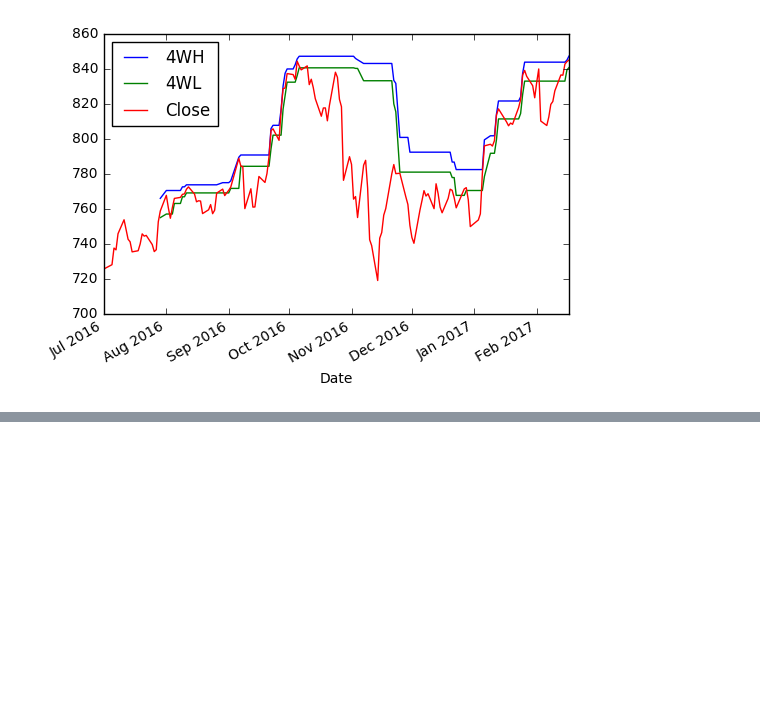
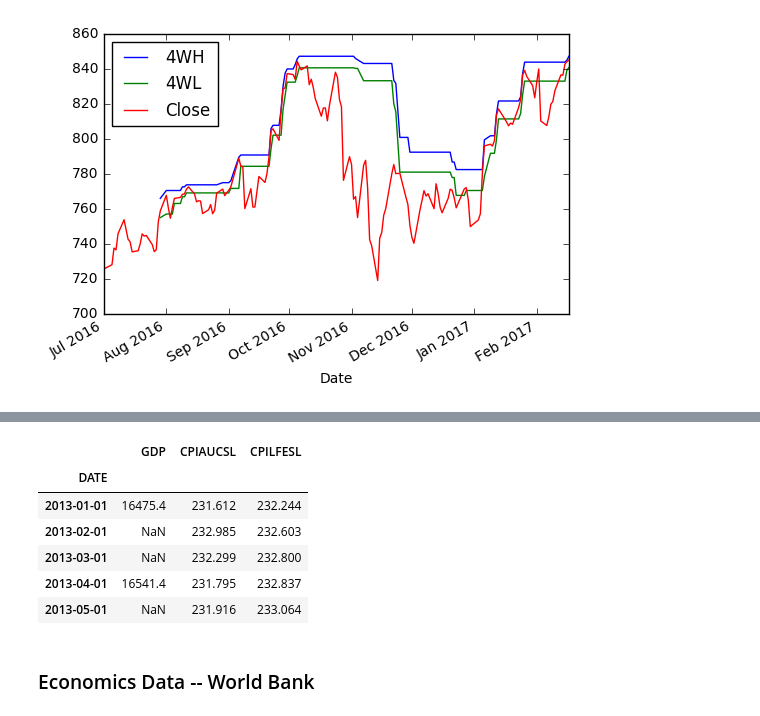
Before and after one commit to olinayy/DS_Practice, a Jupyter notebook: Price_Channel.ipynb, the cells around one changed output, grey strips where cells are left out. Drawn from its saved outputs; the diff is of its cells as text; code cells hidden in the pictures; blank space fills up the shorter version.

```diff
--- a/Price_Channel.ipynb
+++ b/Price_Channel.ipynb
@@ -64,0 +70,12 @@ gdp
+# %%
+econ.head()
+# %% [output]
+|  | GDP | CPIAUCSL | CPILFESL |
+| DATE |  |  |  |
+| 2013-01-01 | 16475.4 | 231.612 | 232.244 |
+| 2013-02-01 | NaN | 232.985 | 232.603 |
+| 2013-03-01 | NaN | 232.299 | 232.800 |
+| 2013-04-01 | 16541.4 | 231.795 | 232.837 |
+| 2013-05-01 | NaN | 231.916 | 233.064 |
+# %% [markdown]
+### Economics Data -- World Bank
```
Also changed, not shown: parts of 10 cells of this notebook.
